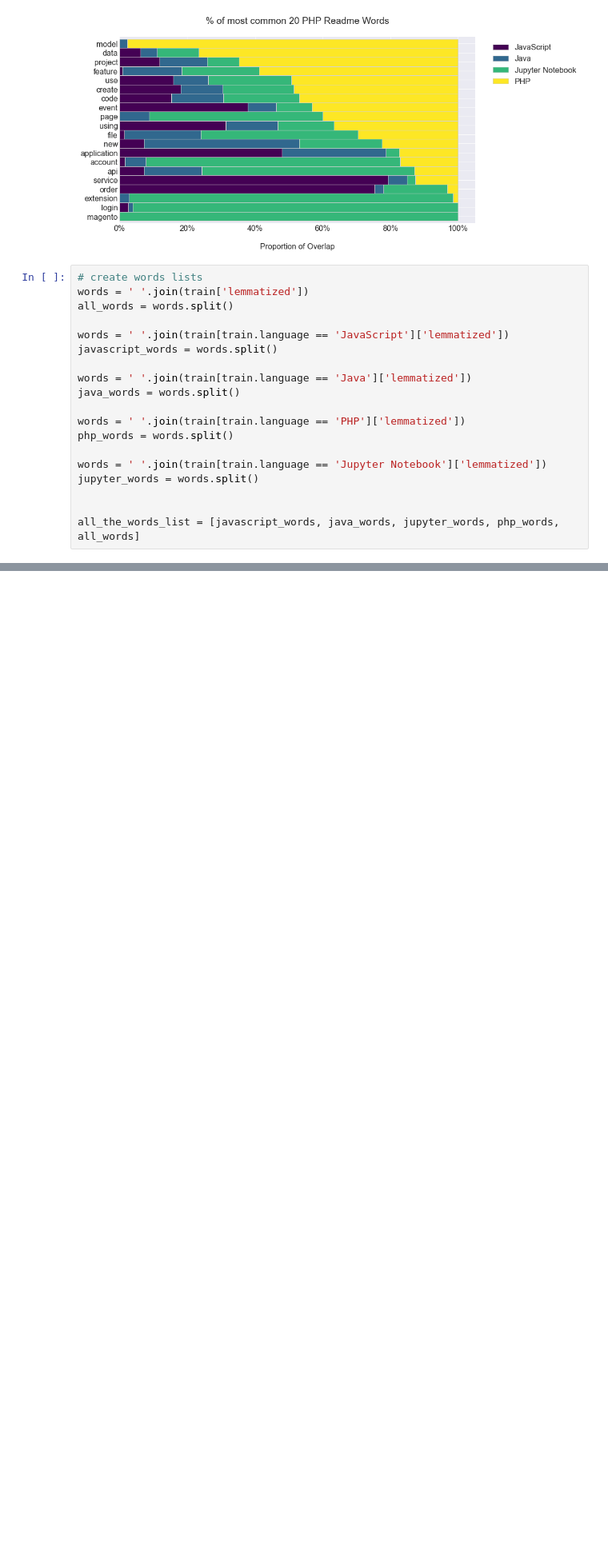
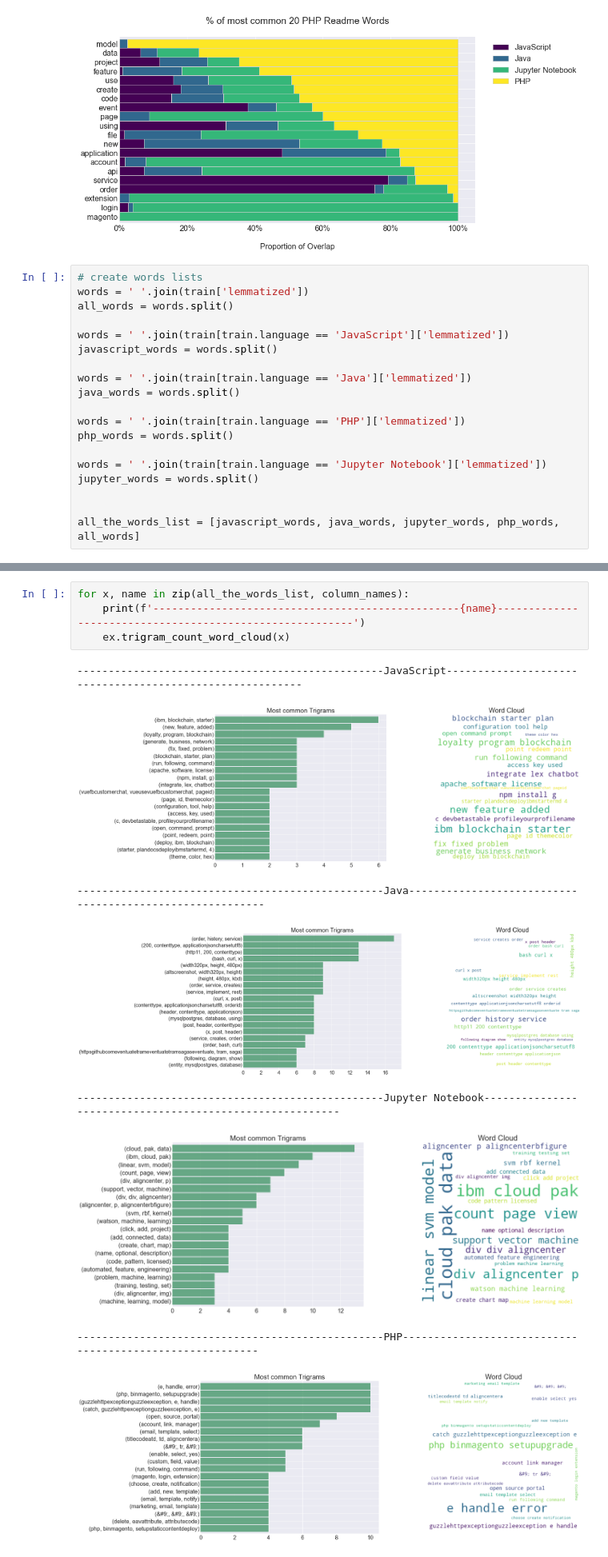
Before and after one commit to heather-desiree-carl-NLP-project/NLP-group-project, a Jupyter notebook: project_final_notebook.ipynb, the cells around one changed output, grey strips where cells are left out. Shown at 80% size. Drawn from its saved outputs; the diff is of its cells as text; blank space fills up the shorter version.

```diff
--- a/project_final_notebook.ipynb
+++ b/project_final_notebook.ipynb
@@ -219,0 +220,13 @@ for x, name in zip(all_the_words_list, column_names):
+# %%
+for x, name in zip(all_the_words_list, column_names):
+    print(f'-------------------------------------------------{name}---------------------------------------------------------')
+    ex.trigram_count_word_cloud(x)
+# %% [output]
+-------------------------------------------------JavaScript---------------------------------------------------------
+[figure, added]
+-------------------------------------------------Java---------------------------------------------------------
+[figure, added]
+-------------------------------------------------Jupyter Notebook---------------------------------------------------------
+[figure, added]
+-------------------------------------------------PHP---------------------------------------------------------
+[figure, added]
```
Also changed, not shown: parts of 6 cells of this notebook, 1 other file.
